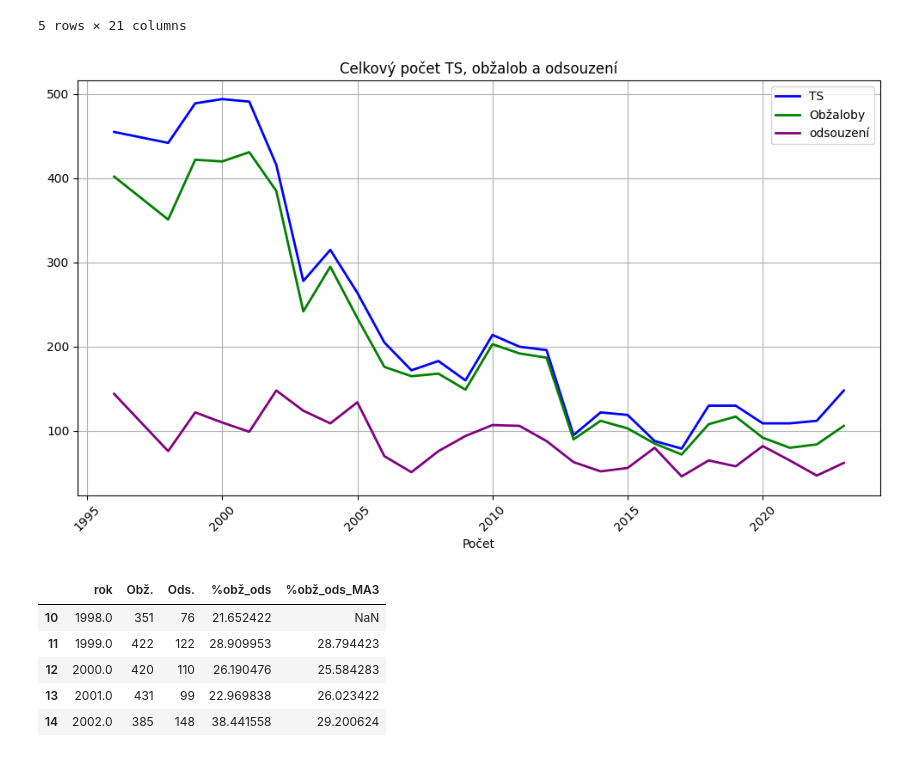
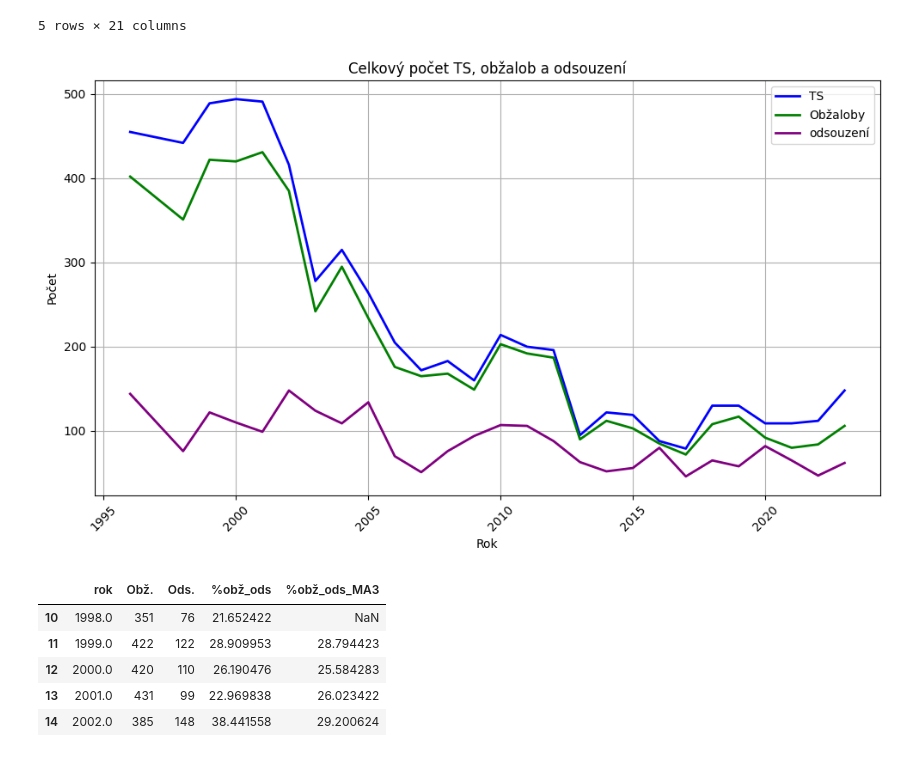
Before and after one commit to DamiTheCraftyPythonista/Thesis, a Jupyter notebook: Hate_crimes_CZ.ipynb, the cells around one changed output. Saved outputs shown, nothing was run; the diff lists cells and outputs as text; code cells hidden in the pictures.

```diff
--- a/Hate_crimes_CZ.ipynb
+++ b/Hate_crimes_CZ.ipynb
@@ -17,27 +17,28 @@ data.head()
 # %%
 import matplotlib.pyplot as plt
 
 data_ods = data[['rok ', 'celkem ', 'Unnamed: 17', 'Unnamed: 18']].dropna()
 
 data_ods.columns = ['rok', 'TS', 'Obž.', 'Ods.']
 data_ods[['rok', 'TS', 'Obž.', 'Ods.']] = data_ods[['rok', 'TS', 'Obž.', 'Ods.']].apply(pd.to_numeric, errors='coerce')
 
 plt.figure(figsize=(10, 6))
 plt.plot(data_ods['rok'], data_ods['TS'], label='TS', color='blue', linewidth=2)
 plt.plot(data_ods['rok'], data_ods['Obž.'], label='Obžaloby', color='green', linewidth=2)
 plt.plot(data_ods['rok'], data_ods['Ods.'], label='odsouzení', color='purple', linewidth=2)
 
 
 plt.title('Celkový počet TS, obžalob a odsouzení')
-plt.xlabel('Počet')
+plt.xlabel('Rok')
+plt.ylabel('Počet')
 plt.legend()
 plt.grid(True)
 plt.xticks(rotation=45)
 plt.tight_layout()
 
 plt.show()
 # %% [output]
-[figure, old version]
+[figure, new version]
 # %%
 data_obž_ods = data[['rok ', 'Unnamed: 17', 'Unnamed: 18']].dropna()
 
```
